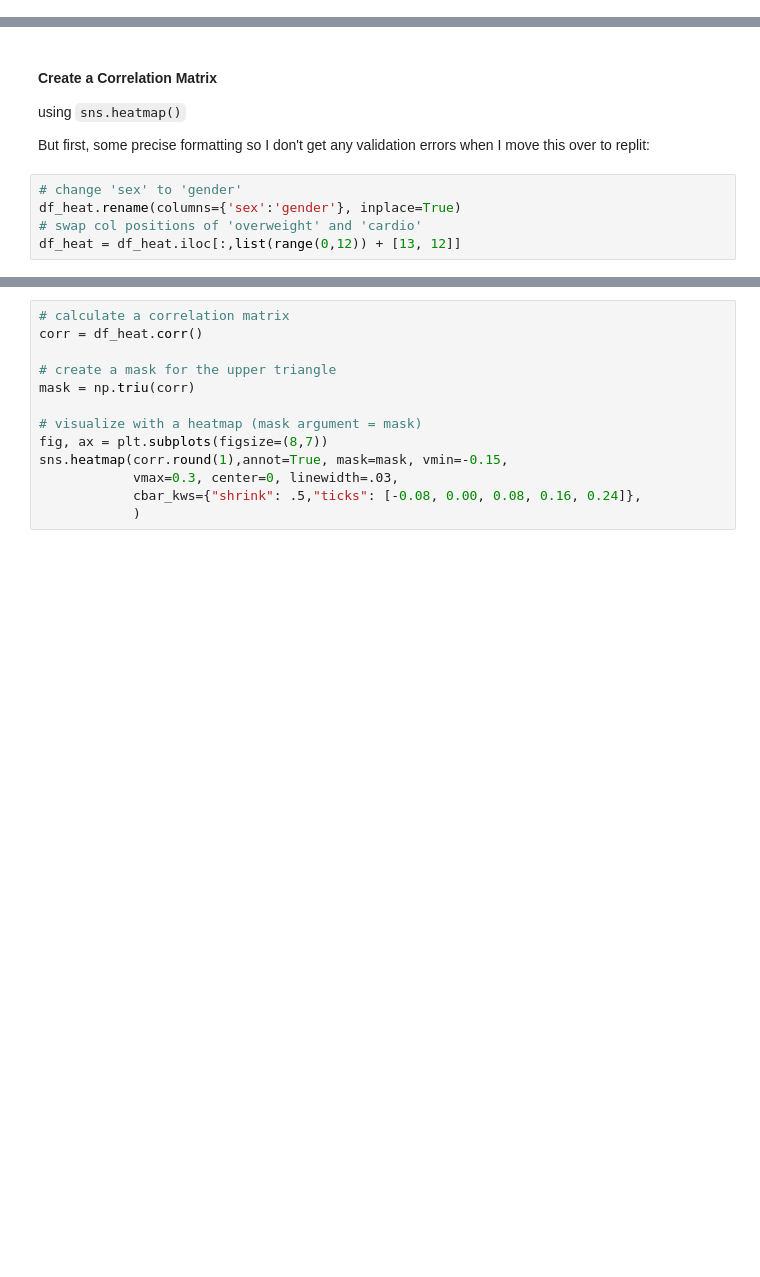
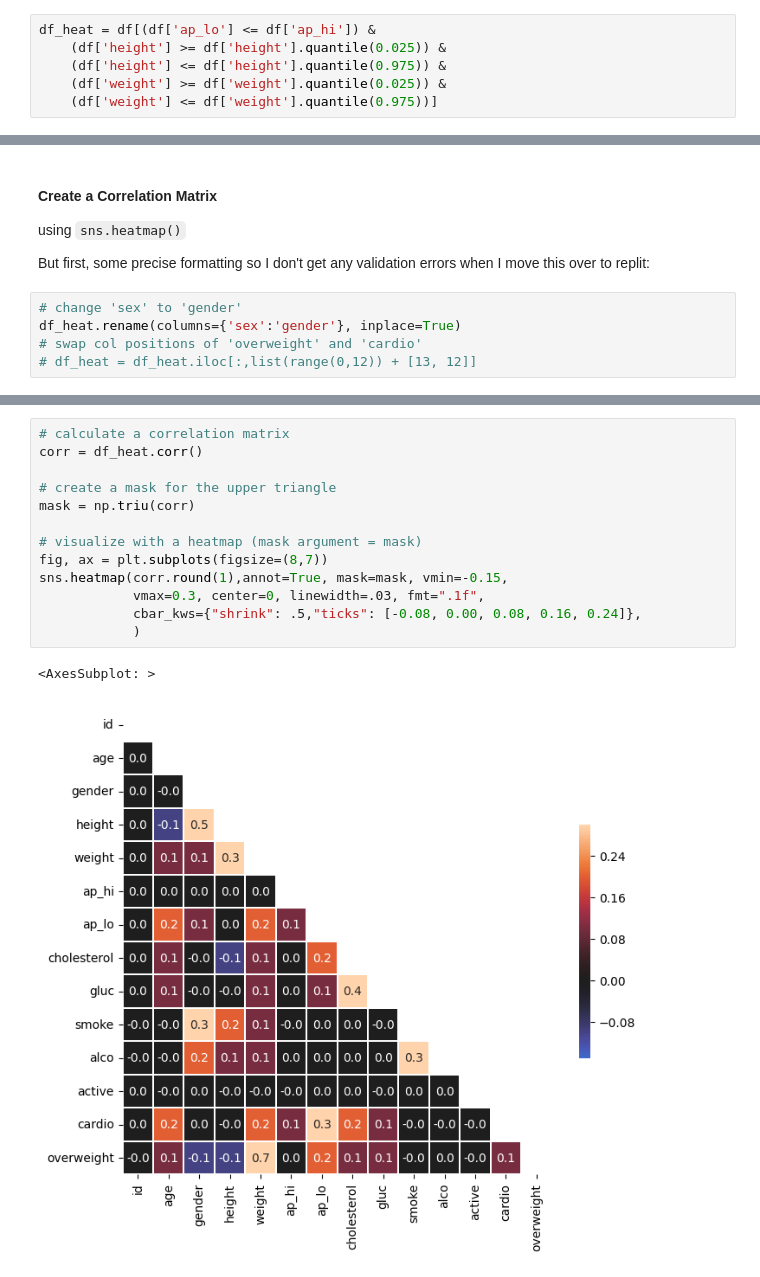
Before and after one commit to Pyrus277/Coding_Projects, a Jupyter notebook: FCC_data_analysis/medical_data_visualizer/medical_data_visualizer.ipynb, the cells around one changed output, grey strips where cells are left out. Drawn from its saved outputs; the diff is of its cells as text; blank space fills up the shorter version.

```diff
--- a/FCC_data_analysis/medical_data_visualizer/medical_data_visualizer.ipynb
+++ b/FCC_data_analysis/medical_data_visualizer/medical_data_visualizer.ipynb
@@ -192,2 +194,8 @@ df_heat = df_heat[(df_heat['weight'] >= df_heat['weight'].quantile(0.025)) &
+# %%
+df_heat = df[(df['ap_lo'] <= df['ap_hi']) &
+    (df['height'] >= df['height'].quantile(0.025)) &
+    (df['height'] <= df['height'].quantile(0.975)) &
+    (df['weight'] >= df['weight'].quantile(0.025)) &
+    (df['weight'] <= df['weight'].quantile(0.975))]
 # %%
 df_heat.shape
@@ -202,6 +219,6 @@ But first, some precise formatting so I don't get any validation errors when I m
 # change 'sex' to 'gender'
 df_heat.rename(columns={'sex':'gender'}, inplace=True)
 # swap col positions of 'overweight' and 'cardio'
-df_heat = df_heat.iloc[:,list(range(0,12)) + [13, 12]]
+# df_heat = df_heat.iloc[:,list(range(0,12)) + [13, 12]]
 # %%
 df_heat.head()
@@ -208,13 +232,16 @@ df_heat.head()
 # %%
 # calculate a correlation matrix
 corr = df_heat.corr()
 
 # create a mask for the upper triangle
 mask = np.triu(corr)
 
 # visualize with a heatmap (mask argument = mask)
 fig, ax = plt.subplots(figsize=(8,7))
 sns.heatmap(corr.round(1),annot=True, mask=mask, vmin=-0.15,
-            vmax=0.3, center=0, linewidth=.03,
+            vmax=0.3, center=0, linewidth=.03, fmt=".1f",
             cbar_kws={"shrink": .5,"ticks": [-0.08, 0.00, 0.08, 0.16, 0.24]},
             )
+# %% [output]
+<AxesSubplot: >
+[figure, added]
```
Also changed, not shown: parts of 14 cells of this notebook.
